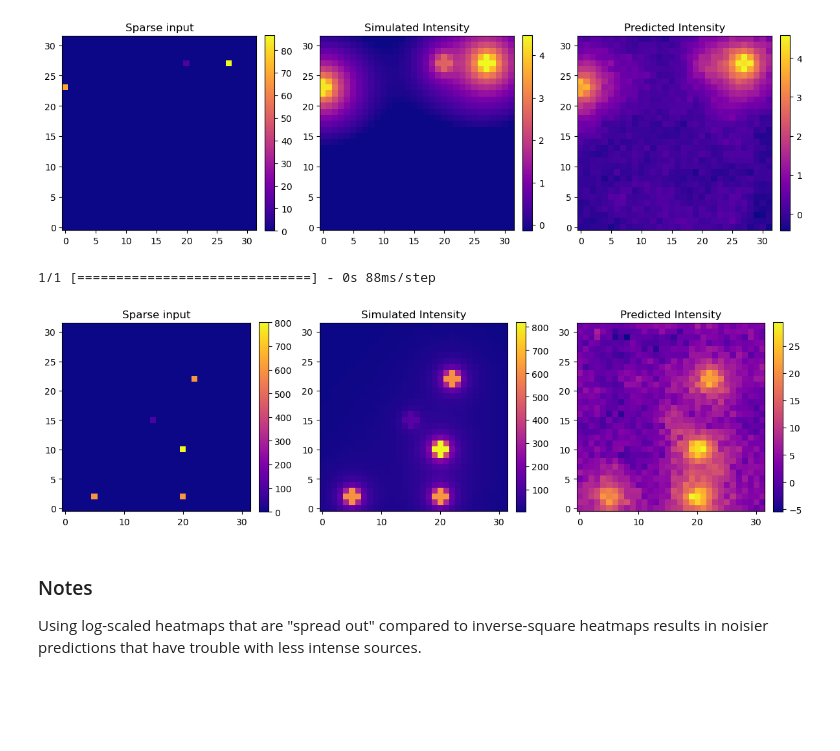
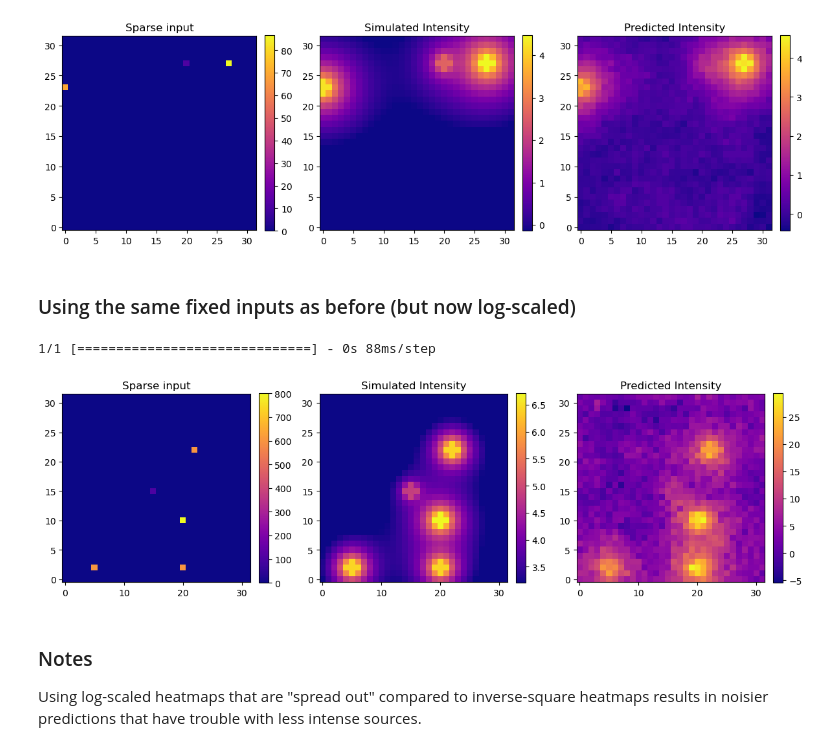
Before and after one commit to ElDuderino/AnalyteDiffusionAI, a Jupyter notebook: diffusion_model_sequential_linear.ipynb, the cells around one changed output. Drawn from its saved outputs; the diff is of its cells as text; code cells hidden in the pictures; blank space fills up the shorter version.

Commit message:
Fixed log-scale plot

```diff
--- a/diffusion_model_sequential_linear.ipynb
+++ b/diffusion_model_sequential_linear.ipynb
@@ -581,6 +581,8 @@ plot_compare_heatmaps(X_test[idx].reshape((heatmap_w, heatmap_h)), y_test[idx].r
 Predictions using log scaled heatmap
 [figure]
 [figure]
+# %% [markdown]
+###  Using the same fixed inputs as before (but now log-scaled)
 # %%
 test_sources = np.array([[600, 2, 5], [800, 10, 20], [100, 15, 15], [600, 22, 22], [600, 2, 20]])
 test_sources_sparse = get_sparse_matrix(heatmap_w, heatmap_h, test_sources)
@@ -595,9 +599,11 @@ test_preds = scaled_model.predict(test_Xs)
 # %%
 test_Yhat = test_preds[0].reshape((heatmap_w, heatmap_h))
 
-plot_compare_heatmaps(test_sources_sparse, intensity_matrix(heatmap_w, heatmap_h, test_sources), test_Yhat)
+plot_compare_heatmaps(test_sources_sparse,
+                      log_scale_matrix(intensity_matrix(heatmap_w, heatmap_h, test_sources), min_element_pct),
+                      test_Yhat)
 # %% [output]
-[figure, old version]
+[figure, new version]
 # %% [markdown]
 ### Notes
 Using log-scaled heatmaps that are "spread out" compared to inverse-square heatmaps results in noisier predictions that have trouble with less intense sources.
```
Also changed, not shown: parts of 1 cell of this notebook.
